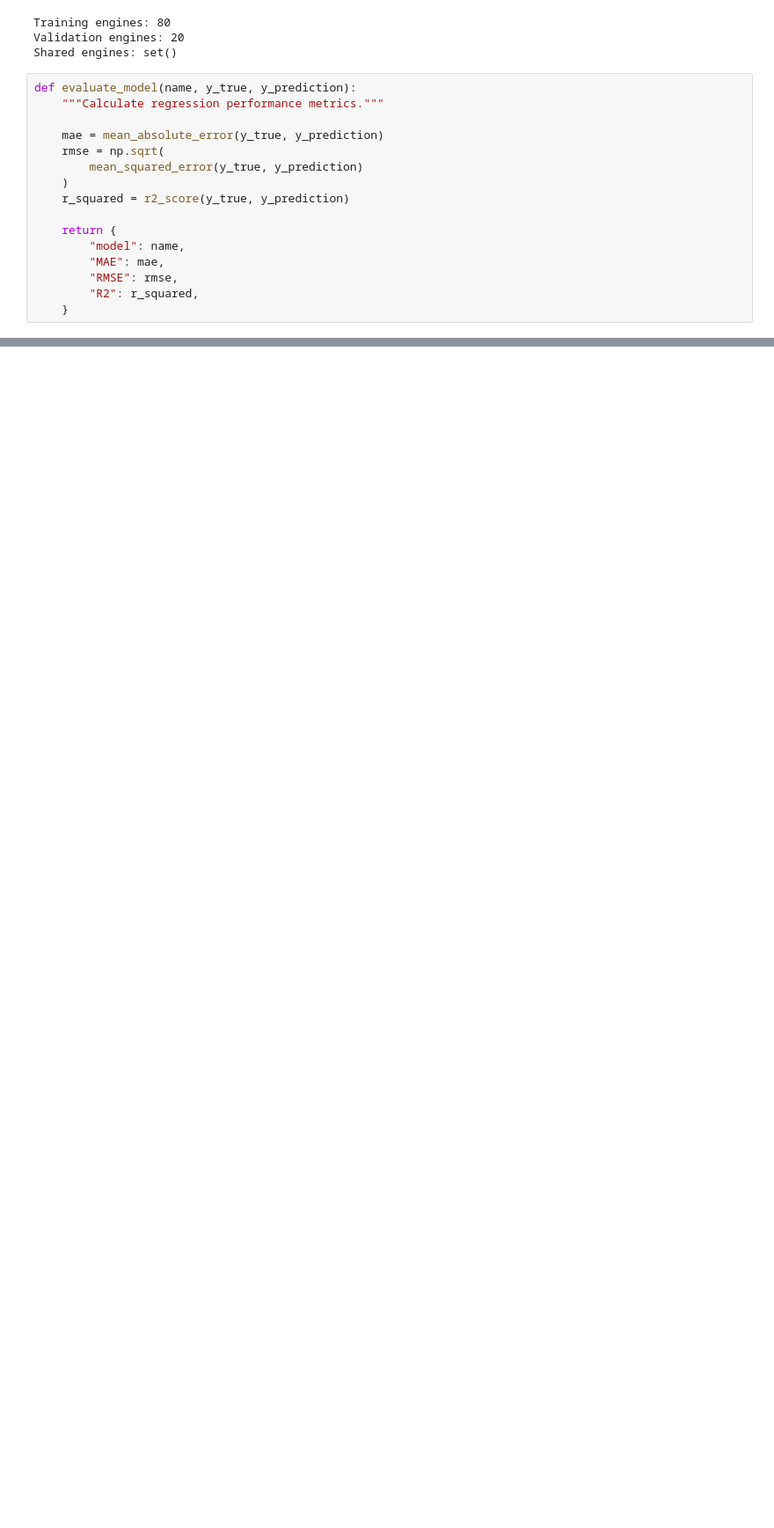
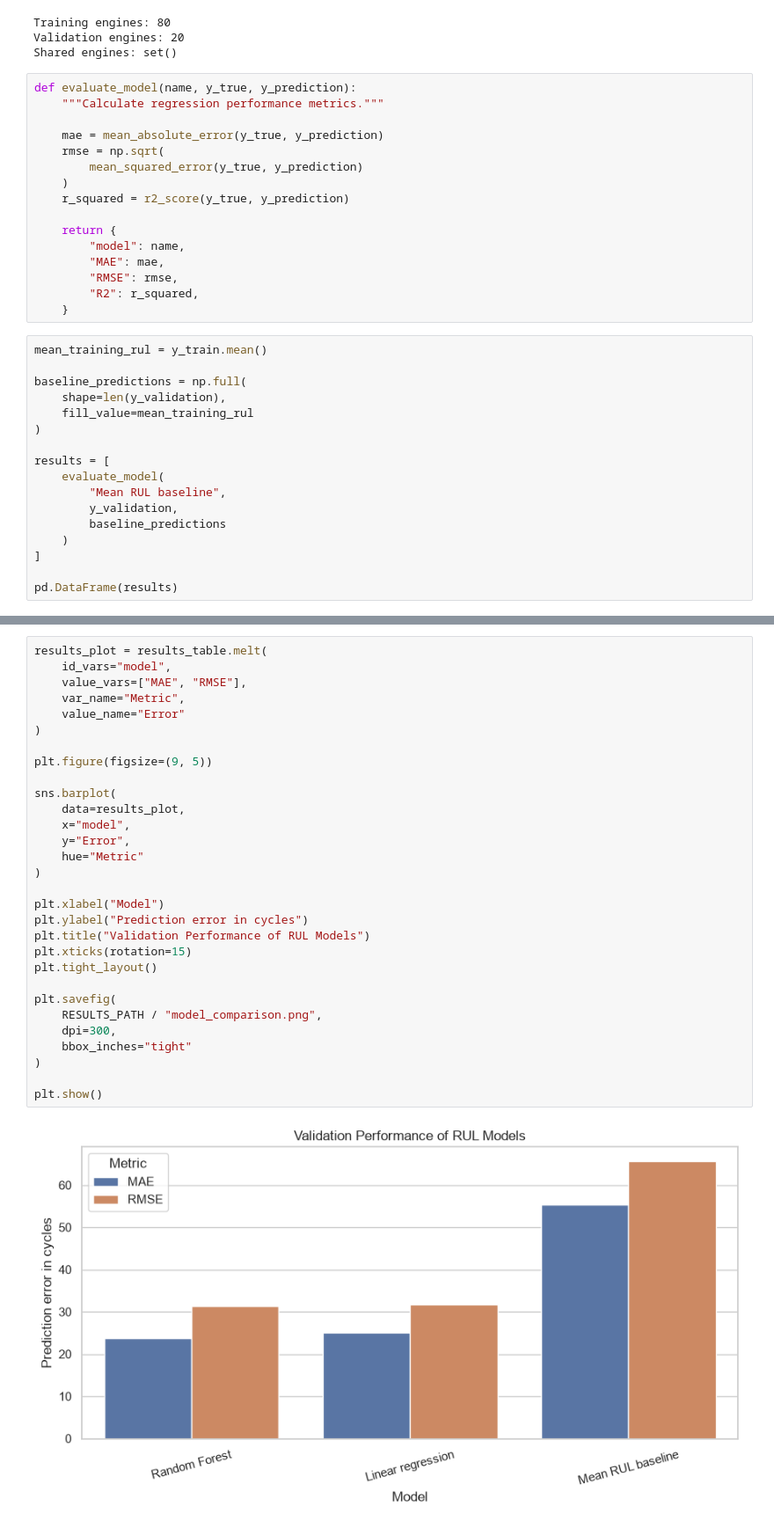
Before and after one commit to aishab-creator/mma3001-project, a Jupyter notebook: notebooks/01_fd001_baseline.ipynb, the cells around one changed output, grey strips where cells are left out. Shown at 88% size. Saved outputs shown, nothing was run; the diff lists cells and outputs as text; blank space fills up the shorter version.

Commit message:
Add FD001 exploration and baseline notebook

```diff
--- a/notebooks/01_fd001_baseline.ipynb
+++ b/notebooks/01_fd001_baseline.ipynb
@@ -342,3 +343,20 @@ def evaluate_model(name, y_true, y_prediction):
         "RMSE": rmse,
         "R2": r_squared,
     }
+# %%
+mean_training_rul = y_train.mean()
+
+baseline_predictions = np.full(
+    shape=len(y_validation),
+    fill_value=mean_training_rul
+)
+
+results = [
+    evaluate_model(
+        "Mean RUL baseline",
+        y_validation,
+        baseline_predictions
+    )
+]
+
+pd.DataFrame(results)
@@ -344,0 +501,32 @@ def evaluate_model(name, y_true, y_prediction):
+# %%
+results_plot = results_table.melt(
+    id_vars="model",
+    value_vars=["MAE", "RMSE"],
+    var_name="Metric",
+    value_name="Error"
+)
+
+plt.figure(figsize=(9, 5))
+
+sns.barplot(
+    data=results_plot,
+    x="model",
+    y="Error",
+    hue="Metric"
+)
+
+plt.xlabel("Model")
+plt.ylabel("Prediction error in cycles")
+plt.title("Validation Performance of RUL Models")
+plt.xticks(rotation=15)
+plt.tight_layout()
+
+plt.savefig(
+    RESULTS_PATH / "model_comparison.png",
+    dpi=300,
+    bbox_inches="tight"
+)
+
+plt.show()
+# %% [output]
+[figure, added]
```
Also changed, not shown: parts of 6 cells of this notebook.
